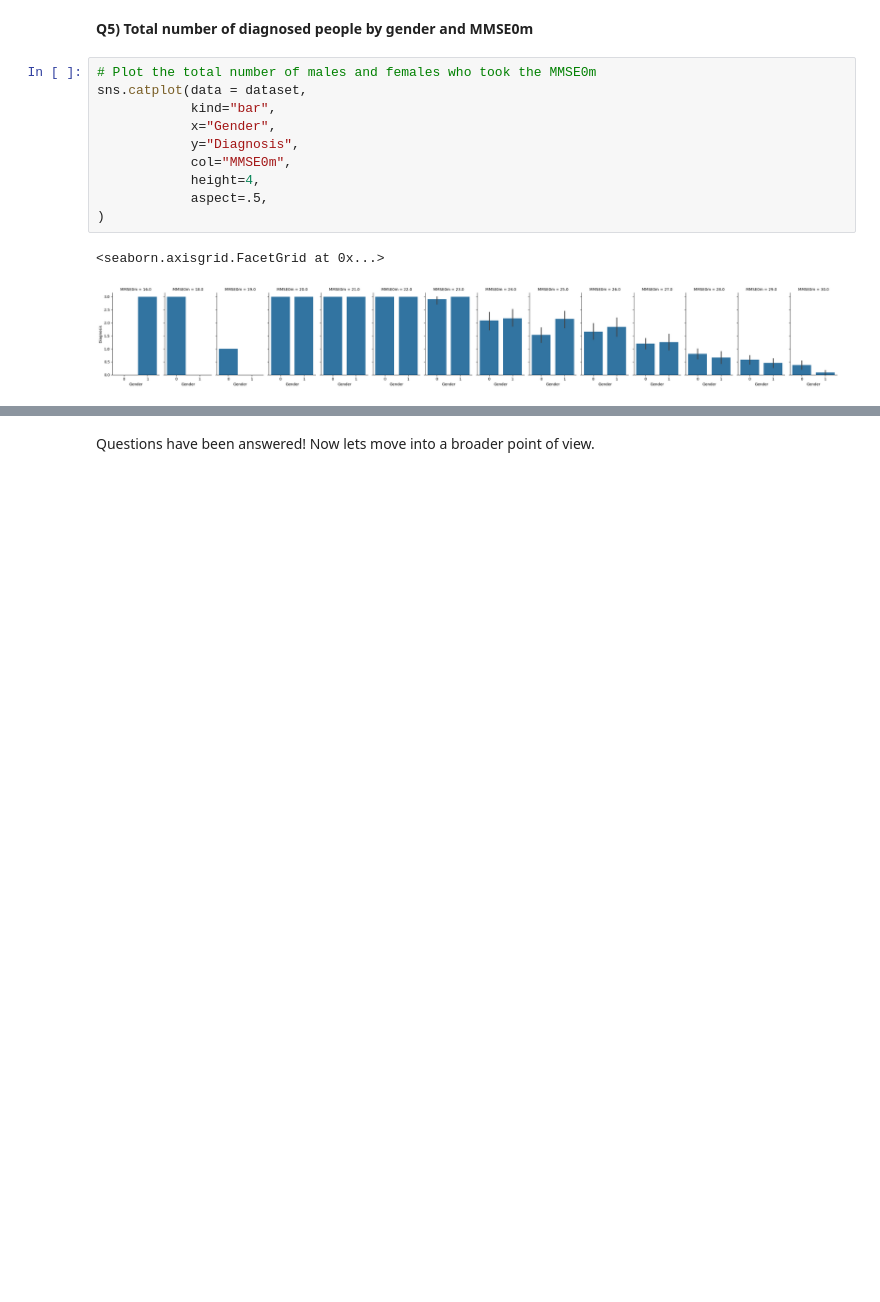
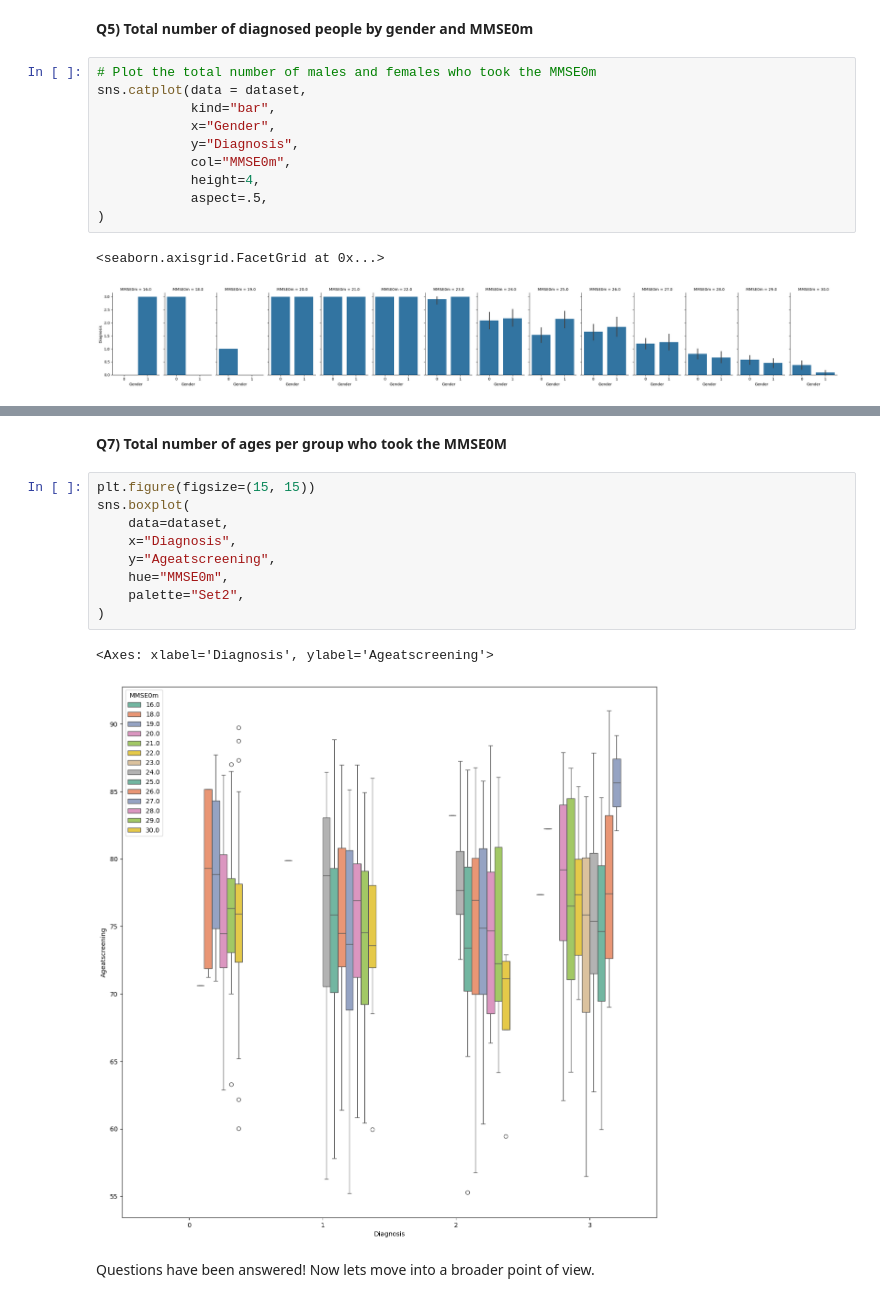
Before and after one commit to InfoAdam1998/Thesis-Project, a Jupyter notebook: notebooks/explanatory_data_analysis/univariate_analysis.ipynb, the cells around one changed output, grey strips where cells are left out. Drawn from its saved outputs; the diff is of its cells as text; blank space fills up the shorter version.

```diff
--- a/notebooks/explanatory_data_analysis/univariate_analysis.ipynb
+++ b/notebooks/explanatory_data_analysis/univariate_analysis.ipynb
@@ -192,3 +241,17 @@ sns.catplot(data = dataset,
+# %% [markdown]
+**Q7) Total number of ages per group who took the MMSE0M**
+# %%
+plt.figure(figsize=(15, 15))
+sns.boxplot(
+    data=dataset,
+    x="Diagnosis",
+    y="Ageatscreening",
+    hue="MMSE0m",
+    palette="Set2",
+)
+# %% [output]
+<Axes: xlabel='Diagnosis', ylabel='Ageatscreening'>
+[figure, added]
 # %% [markdown]
 Questions have been answered! Now lets move into a broader point of view.
 # %%
```
Also changed, not shown: parts of 13 cells of this notebook, 10 other files.
